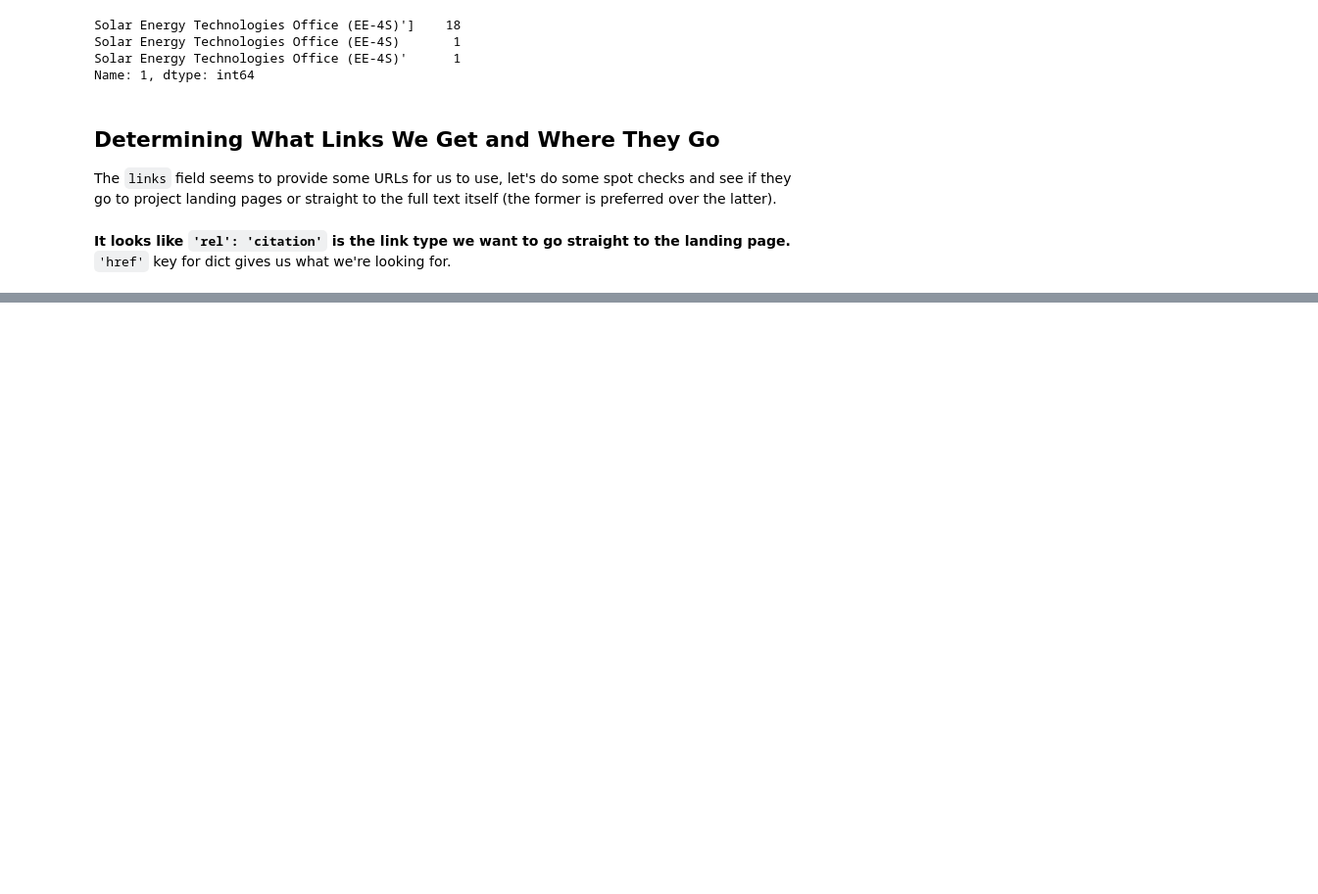
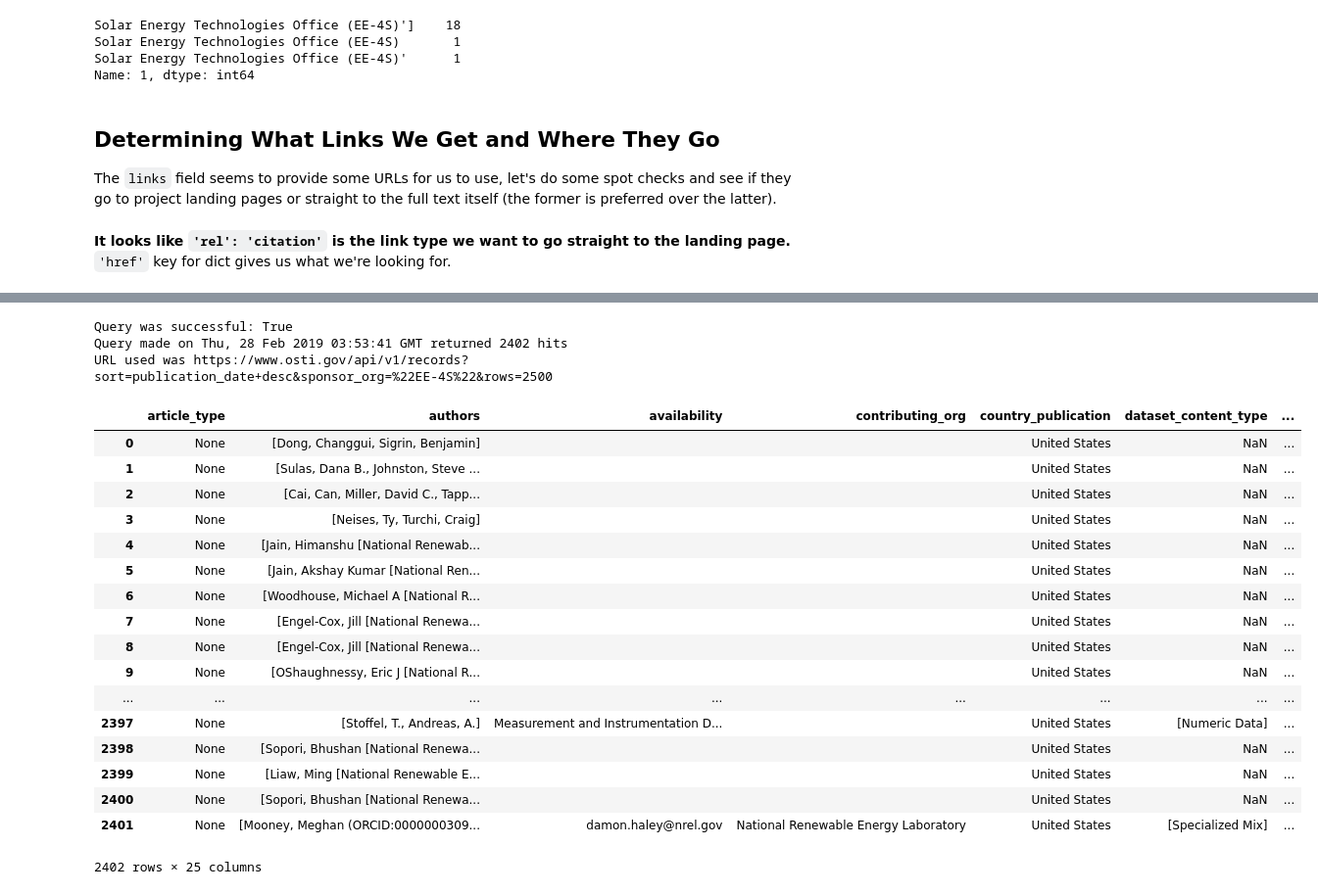
Before and after one commit to jwittenbach/OSTI-API, a Jupyter notebook: OSTI API Querying.ipynb, the cells around one changed output, grey strips where cells are left out. Shown: that part at 98% size. Drawn from its saved outputs; the diff is of its cells as text; code cells hidden in the pictures; blank space fills up the shorter version.

Commit message:
feature: Pull full set of records and export to CSV

```diff
--- a/OSTI API Querying.ipynb
+++ b/OSTI API Querying.ipynb
@@ -152,0 +182,48 @@ df['citation_link'] = df['links'].apply(citation_URL)
+# %%
+#Query the API, mimicking the pre-made SS search URL as closely as possible
+import requests
+
+URL = "https://www.osti.gov/api/v1/records"
+
+#sort by publication date, with the most current dates first (these can be future values)
+    #and only return records that are for thing sponsored by the solar office, EE-4S
+params = {'sort': 'publication_date desc', 'sponsor_org': '"EE-4S"', 'rows': 2500}
+
+r = requests.get(URL, params=params)
+
+query_date = r.headers["Date"]
+results_count = r.headers['X-Total-Count']
+
+print(f"Query was successful: {r.status_code == requests.codes.ok}")
+print(f"Query made on {query_date} returned {results_count} hits")
+print(f"URL used was {r.url}")
+# %% [output]
+Query was successful: True
+Query made on Thu, 28 Feb 2019 03:53:41 GMT returned 2402 hits
+URL used was https://www.osti.gov/api/v1/records?sort=publication_date+desc&sponsor_org=%22EE-4S%22&rows=2500
+# %%
+#Import the JSON query response into a DataFrame for cleaning
+import pandas as pd
+import numpy as np
+
+df = pd.DataFrame.from_dict(r.json())
+df
+# %% [output]
+|  | article_type | authors | availability | contributing_org | country_publication | dataset_content_type | ... |
+| 0 | None | [Dong, Changgui, Sigrin, Benjamin] |  |  | United States | NaN | ... |
+| 1 | None | [Sulas, Dana B., Johnston, Steve ... |  |  | United States | NaN | ... |
+| 2 | None | [Cai, Can, Miller, David C., Tapp... |  |  | United States | NaN | ... |
+| 3 | None | [Neises, Ty, Turchi, Craig] |  |  | United States | NaN | ... |
+| 4 | None | [Jain, Himanshu [National Renewab... |  |  | United States | NaN | ... |
+| 5 | None | [Jain, Akshay Kumar [National Ren... |  |  | United States | NaN | ... |
+| 6 | None | [Woodhouse, Michael A [National R... |  |  | United States | NaN | ... |
+| 7 | None | [Engel-Cox, Jill [National Renewa... |  |  | United States | NaN | ... |
+| 8 | None | [Engel-Cox, Jill [National Renewa... |  |  | United States | NaN | ... |
+| 9 | None | [OShaughnessy, Eric J [National R... |  |  | United States | NaN | ... |
+| ... | ... | ... | ... | ... | ... | ... | ... |
+| 2397 | None | [Stoffel, T., Andreas, A.] | Measurement and Instrumentation D... |  | United States | [Numeric Data] | ... |
+| 2398 | None | [Sopori, Bhushan [National Renewa... |  |  | United States | NaN | ... |
+| 2399 | None | [Liaw, Ming [National Renewable E... |  |  | United States | NaN | ... |
+| 2400 | None | [Sopori, Bhushan [National Renewa... |  |  | United States | NaN | ... |
+| 2401 | None | [Mooney, Meghan (ORCID:0000000309... | damon.haley@nrel.gov | National Renewable Energy Laboratory | United States | [Specialized Mix] | ... |
+2402 rows × 25 columns
```
Also changed, not shown: parts of 10 cells of this notebook, 2 other files.
